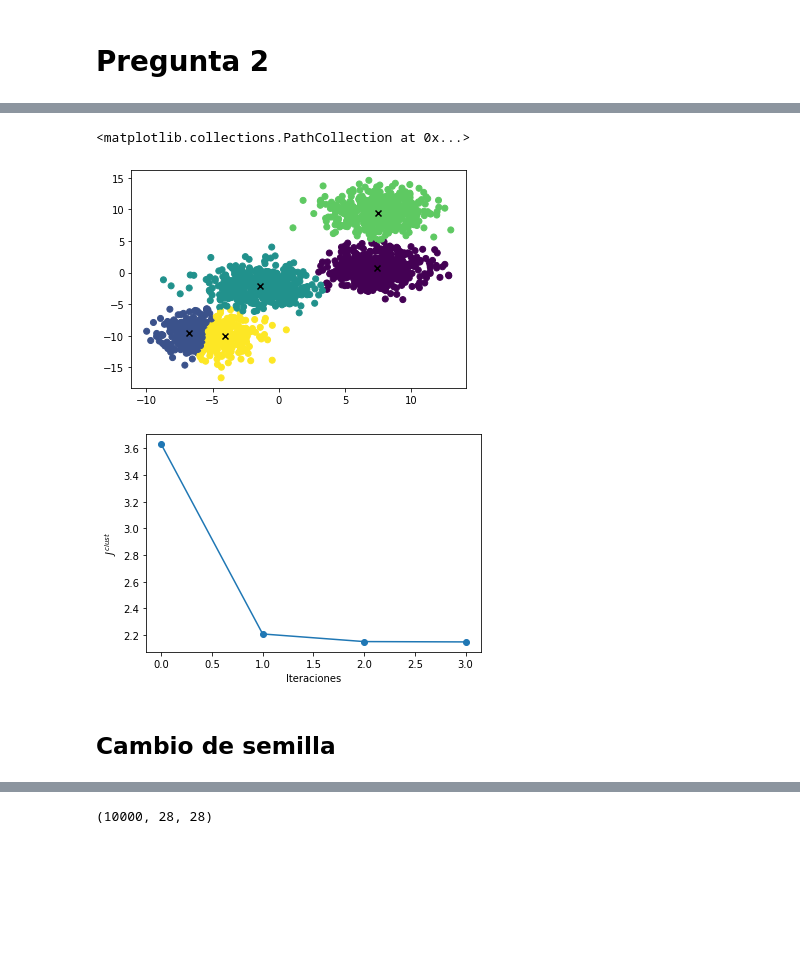
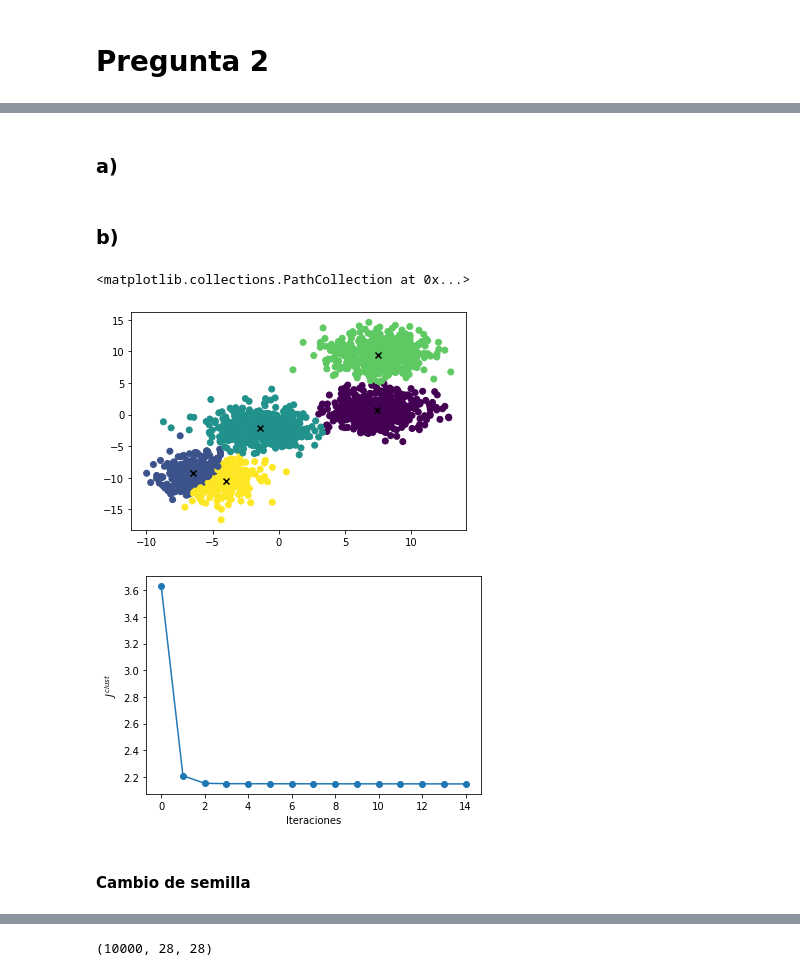
Before and after one commit to hperaltav/tareasmia, a Jupyter notebook: Untitled.ipynb, the cells around one changed output, grey strips where cells are left out. Drawn from its saved outputs; the diff is of its cells as text; code cells hidden in the pictures; blank space fills up the shorter version.

```diff
--- a/Untitled.ipynb
+++ b/Untitled.ipynb
@@ -36,4 +36,6 @@ plt.scatter(X[:,0],X[:,1])
 [figure]
+# %% [markdown]
+### a)
 # %%
 def rep_inicial(K, X, semilla=0):
     """Genera los representantes inciales en base a una seleccion aleatoria desde los datos.
@@ -97,18 +99,20 @@ def k_means_fit(X, Z0, NITERMAX=100):
             Zn = Z
 
     return clusters, Z, jclust
+# %% [markdown]
+### b)
 # %%
 #genera representantes y el K
 #k=5 y semilla=65
 Z0 = rep_inicial(5, X, semilla=500)
 
 #calcula
-clusters, rep, jclust = k_means_fit(X, Z0, NITERMAX=5)
+clusters, rep, jclust = k_means_fit(X, Z0, NITERMAX=15)
 plt.scatter(X[:,0], X[:,1], c=clusters)
 plt.scatter(rep[:,0],rep[:,1], c='black', marker='x')
 # %% [output]
 <matplotlib.collections.PathCollection at 0x...>
-[figure, old version]
+[figure, new version]
 # %%
 ax = plt.axes()
 ax.set_xlabel('Iteraciones')
@@ -116,9 +120,9 @@ ax.set_ylabel(r"$J^{clust}$")
 plt.plot(jclust, marker='o', )
 plt.show()
 # %% [output]
-[figure, old version]
+[figure, new version]
 # %% [markdown]
-## Cambio de semilla
+#### Cambio de semilla
 # %%
 #genera representantes y el K
 #k=5 y semilla=25222
```
Also changed, not shown: parts of 27 cells of this notebook.
